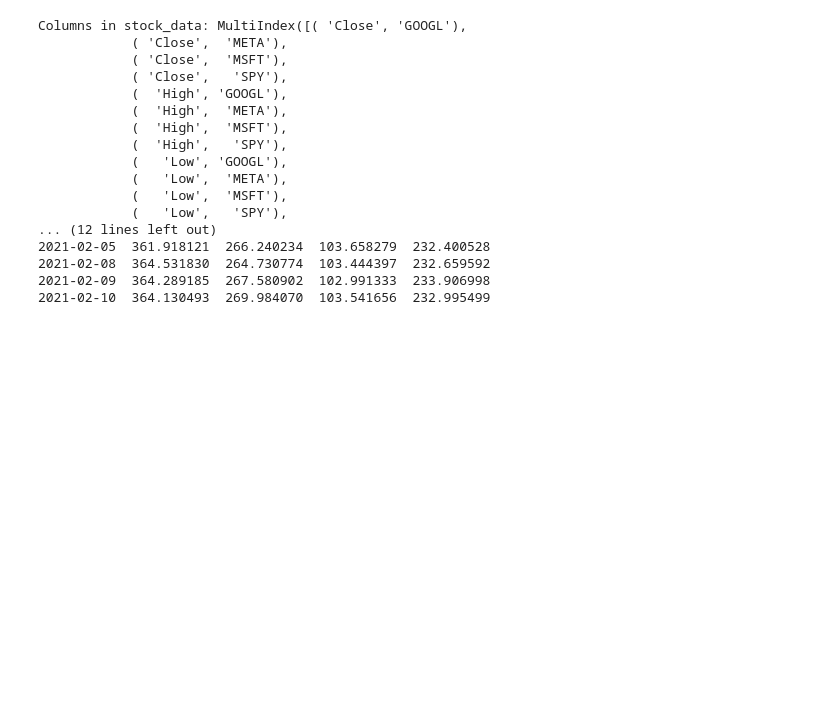
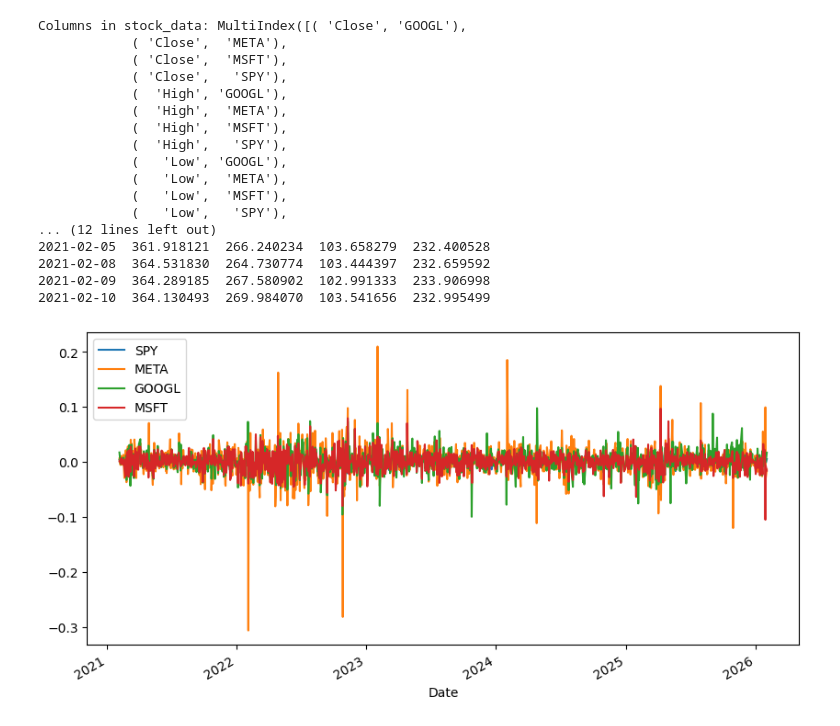
Before and after one commit to jackashleyb/simple-long-short-equity-strategy-in-python, a Jupyter notebook: simple long short equity strategy in python.ipynb, the cells around one changed output. Cells and saved outputs as stored; diff of their text form; code cells hidden in the pictures; blank space fills up the shorter version.

Commit message:
working plot with show returns

```diff
--- a/simple long short equity strategy in python.ipynb
+++ b/simple long short equity strategy in python.ipynb
@@ -59,3 +59,8 @@ Columns in stock_data: MultiIndex([( 'Close', 'GOOGL'),
 # %%
 stock_log_returns = np.log(df/df.shift(1))
 average_log_return = stock_log_returns.mean(1)
+# %%
+stock_log_returns.plot(figsize=(10,5))
+plt.show()
+# %% [output]
+[figure, added]
```
Also changed, not shown: parts of 1 cell of this notebook.
